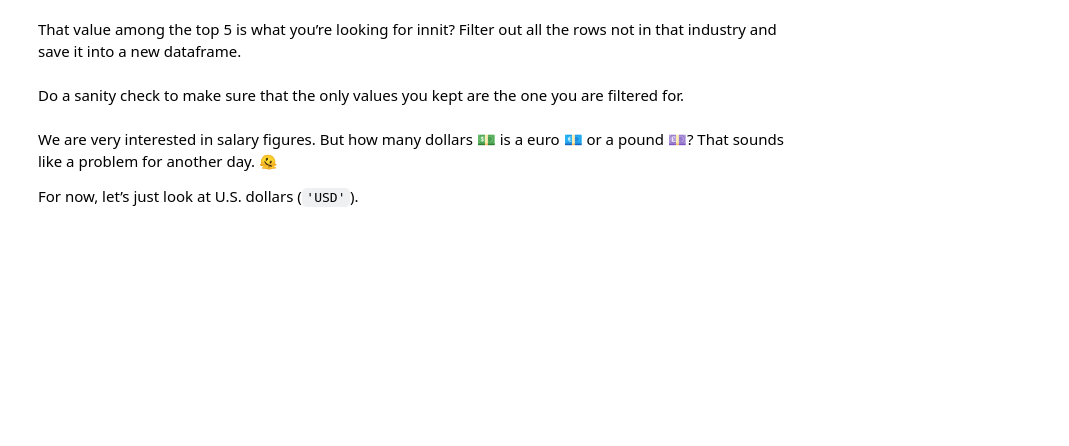
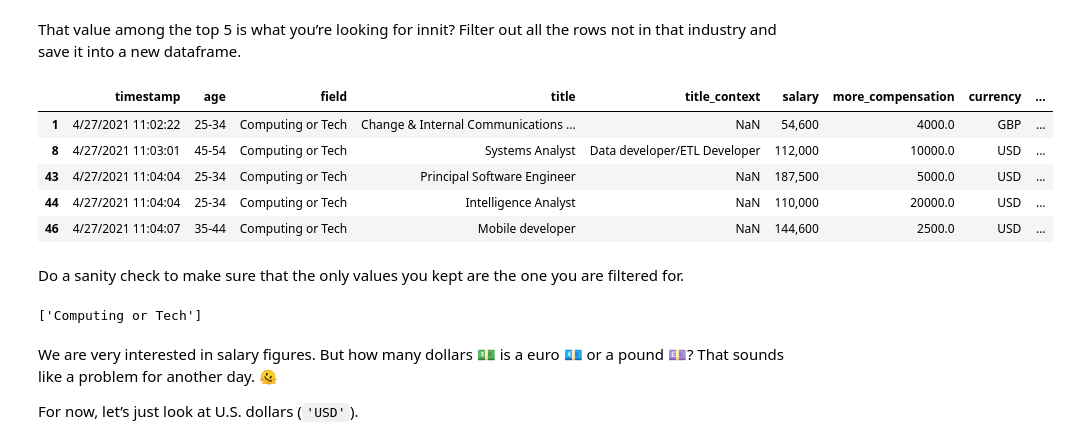
Before and after one commit to zfadeout/my-fork-2024-DS-Fri-1230, a Jupyter notebook: Week-02-DS-Overview-and-Data/ExerciseWK2-ZF.ipynb, the cells around one changed output. Drawn from its saved outputs; the diff is of its cells as text; code cells hidden in the pictures; blank space fills up the shorter version.

```diff
--- a/Week-02-DS-Overview-and-Data/ExerciseWK2-ZF.ipynb
+++ b/Week-02-DS-Overview-and-Data/ExerciseWK2-ZF.ipynb
@@ -125,3 +210,7 @@ Oh… Ugh! Give these columns easier names to work with first. 🙄
 # %%
 # Rename ‘em.
 # Non-binding suggestions: timestamp, age, industry, title, title_context, salary, additional_compensation, currency, other_currency, salary_context, country, state, city, total_yoe, field_yoe, highest_education_completed	gender, race
+string_cols = ['timestamp', 'age', 'field', 'title', 'title_context', 'salary', 'more_compensation', 'currency', 'other_currency', 'salary_context', 'country', 'state', 'city', 'total_experience', 'field_experience', 'graduaciton_level', 'gender', 'race']
+# I just simplified all the names because damn the names were way too complicated lol
+df_salary.columns = string_cols
+df_salary.dtypes
@@ -135,10 +259,22 @@ You’re going to have a gander at the computing/tech subset first because thats
 That value among the top 5 is what you’re looking for innit? Filter out all the rows not in that industry and save it into a new dataframe.
 # %%
 # Filtery filter. (Save it to a new variable, df_salary_tech.)
+df_salary_tech = df_salary[df_salary['field'] == 'Computing or Tech']
+df_salary_tech.head()
+# %% [output]
+|  | timestamp | age | field | title | title_context | salary | more_compensation | currency | ... |
+| 1 | 4/27/2021 11:02:22 | 25-34 | Computing or Tech | Change & Internal Communications ... | NaN | 54,600 | 4000.0 | GBP | ... |
+| 8 | 4/27/2021 11:03:01 | 45-54 | Computing or Tech | Systems Analyst | Data developer/ETL Developer | 112,000 | 10000.0 | USD | ... |
+| 43 | 4/27/2021 11:04:04 | 25-34 | Computing or Tech | Principal Software Engineer | NaN | 187,500 | 5000.0 | USD | ... |
+| 44 | 4/27/2021 11:04:04 | 25-34 | Computing or Tech | Intelligence Analyst | NaN | 110,000 | 20000.0 | USD | ... |
+| 46 | 4/27/2021 11:04:07 | 35-44 | Computing or Tech | Mobile developer | NaN | 144,600 | 2500.0 | USD | ... |
 # %% [markdown]
 Do a sanity check to make sure that the only values you kept are the one you are filtered for.
 # %%
 # Sanity Check
+print(df_salary_tech['field'].unique())
+# %% [output]
+['Computing or Tech']
 # %% [markdown]
 We are very interested in salary figures. But how many dollars 💵 is a euro 💶 or a pound 💷? That sounds like a problem for another day. 🫠
 
```
Also changed, not shown: parts of 17 cells of this notebook, 2 other files.
